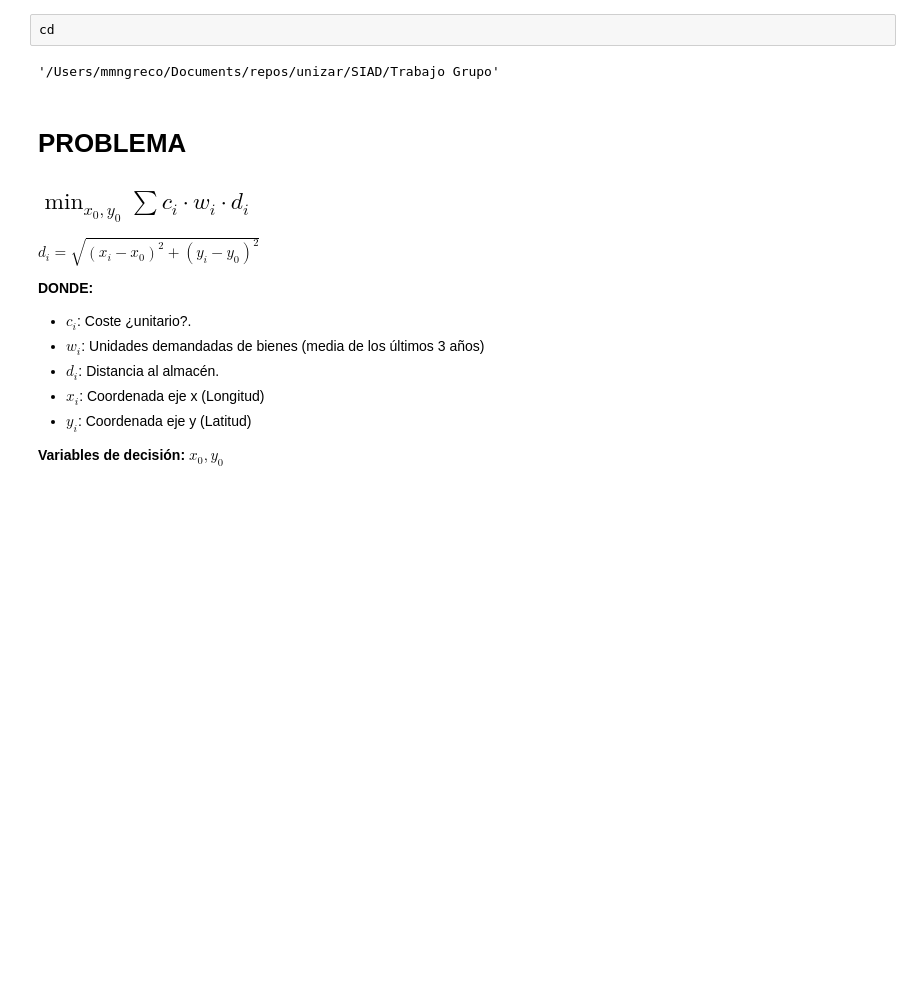
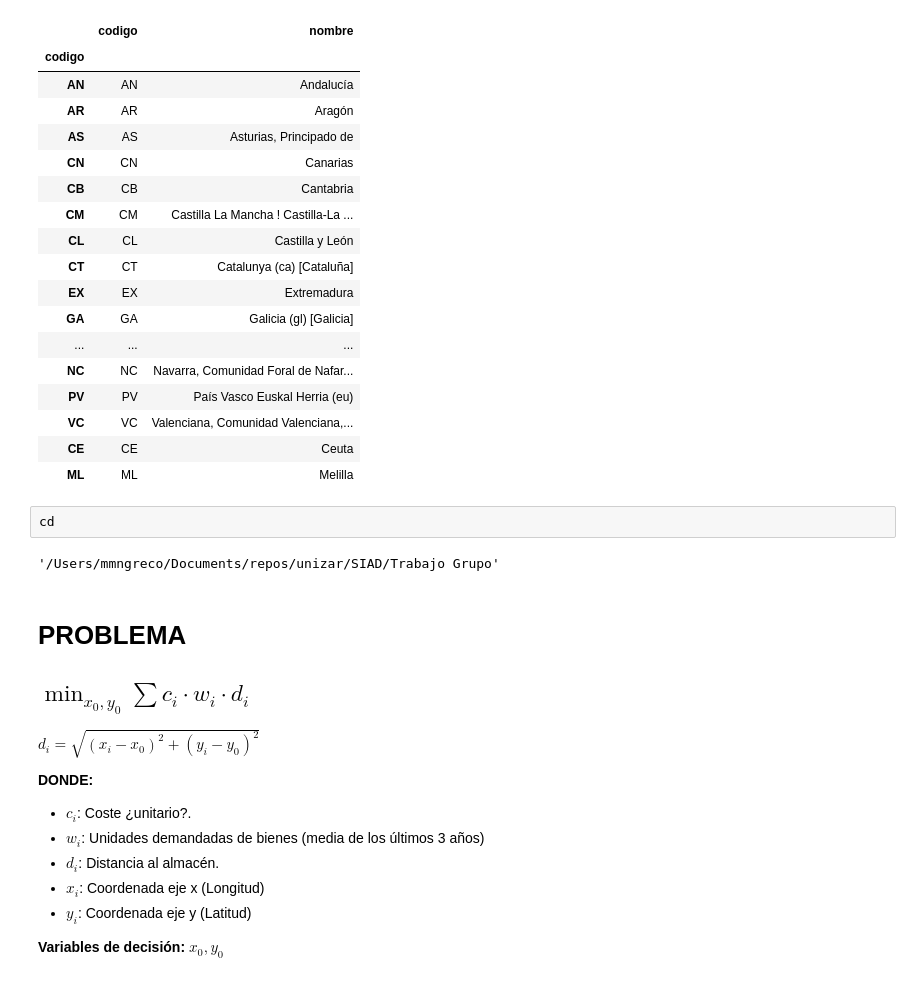
Before and after one commit to fagan2888/SIAD, a Jupyter notebook: Trabajo Grupo/mapa.ipynb, the cells around one changed output. Drawn from its saved outputs; the diff is of its cells as text; code cells hidden in the pictures; blank space fills up the shorter version.

```diff
--- a/Trabajo Grupo/mapa.ipynb
+++ b/Trabajo Grupo/mapa.ipynb
@@ -12,6 +13,36 @@ from scipy.optimize import fmin, fmin_bfgs, differential_evolution, basinhopping
 # %%
 import seaborn as sns
 sns.set(style="ticks", palette="Set2")
+# %%
+url = 'https://en.wikipedia.org/wiki/ISO_3166-2:ES'
+
+# obtener códigos ISO:
+ca_iso = pd.read_html(url, header=0, encoding='Latin')[0]
+ca_iso.drop(ca_iso.columns[-1], axis=1, inplace=True)
+ca_iso.columns = 'codigo nombre'.split()
+ca_iso.codigo = ca_iso.codigo.apply(lambda x: x.split('-')[1])
+ca_iso.index = ca_iso.codigo
+# %%
+ca_iso
+# %% [output]
+|  | codigo | nombre |
+| codigo |  |  |
+| AN | AN | Andalucía |
+| AR | AR | Aragón |
+| AS | AS | Asturias, Principado de |
+| CN | CN | Canarias |
+| CB | CB | Cantabria |
+| CM | CM | Castilla La Mancha ! Castilla-La ... |
+| CL | CL | Castilla y León |
+| CT | CT | Catalunya (ca) [Cataluña] |
+| EX | EX | Extremadura |
+| GA | GA | Galicia (gl) [Galicia] |
+| ... | ... | ... |
+| NC | NC | Navarra, Comunidad Foral de Nafar... |
+| PV | PV | País Vasco Euskal Herria (eu) |
+| VC | VC | Valenciana, Comunidad Valenciana,... |
+| CE | CE | Ceuta |
+| ML | ML | Melilla |
 # %% [raw]
 cd
 # %%
```
Also changed, not shown: parts of 33 cells of this notebook, 1 other file.
